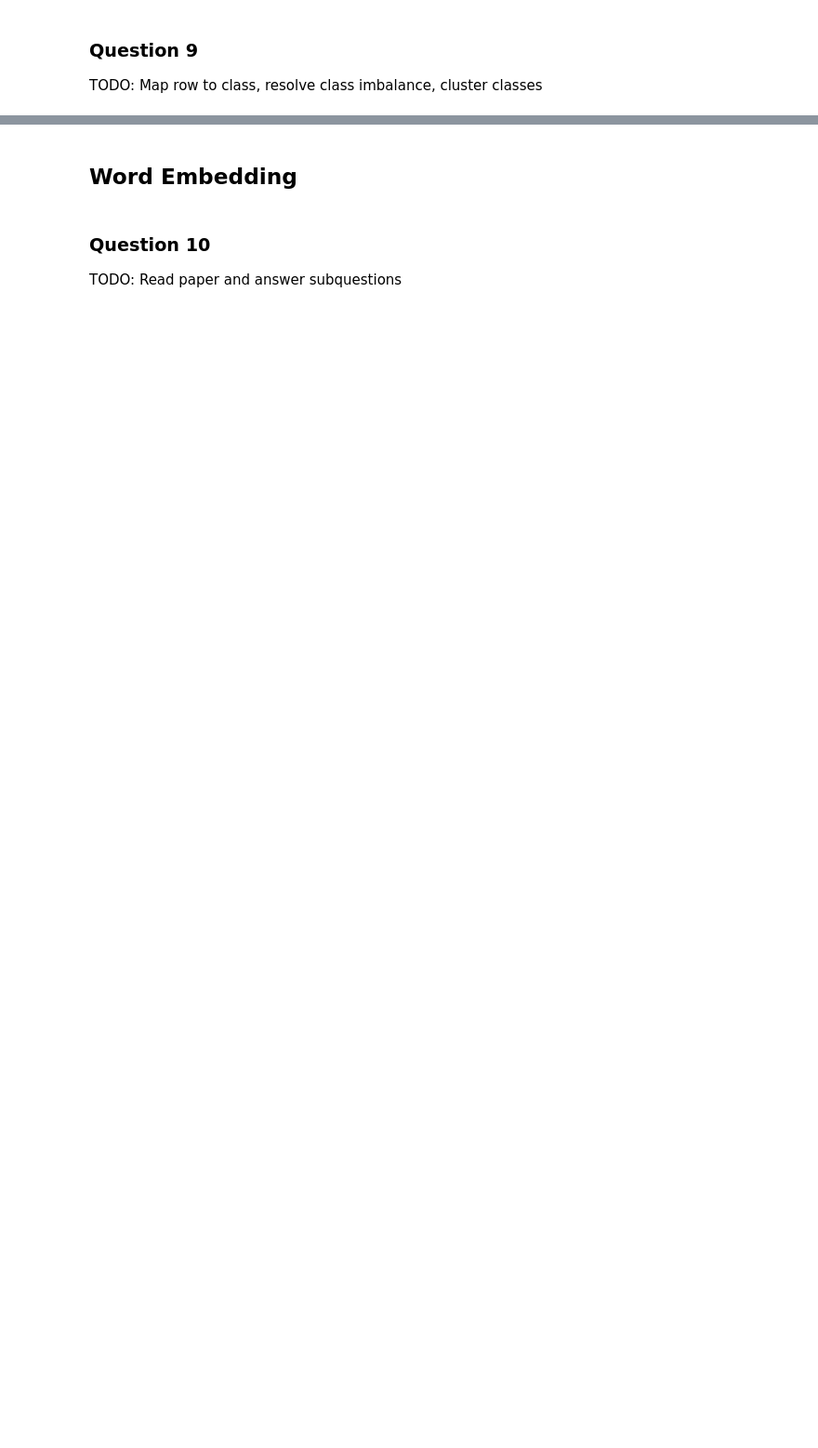
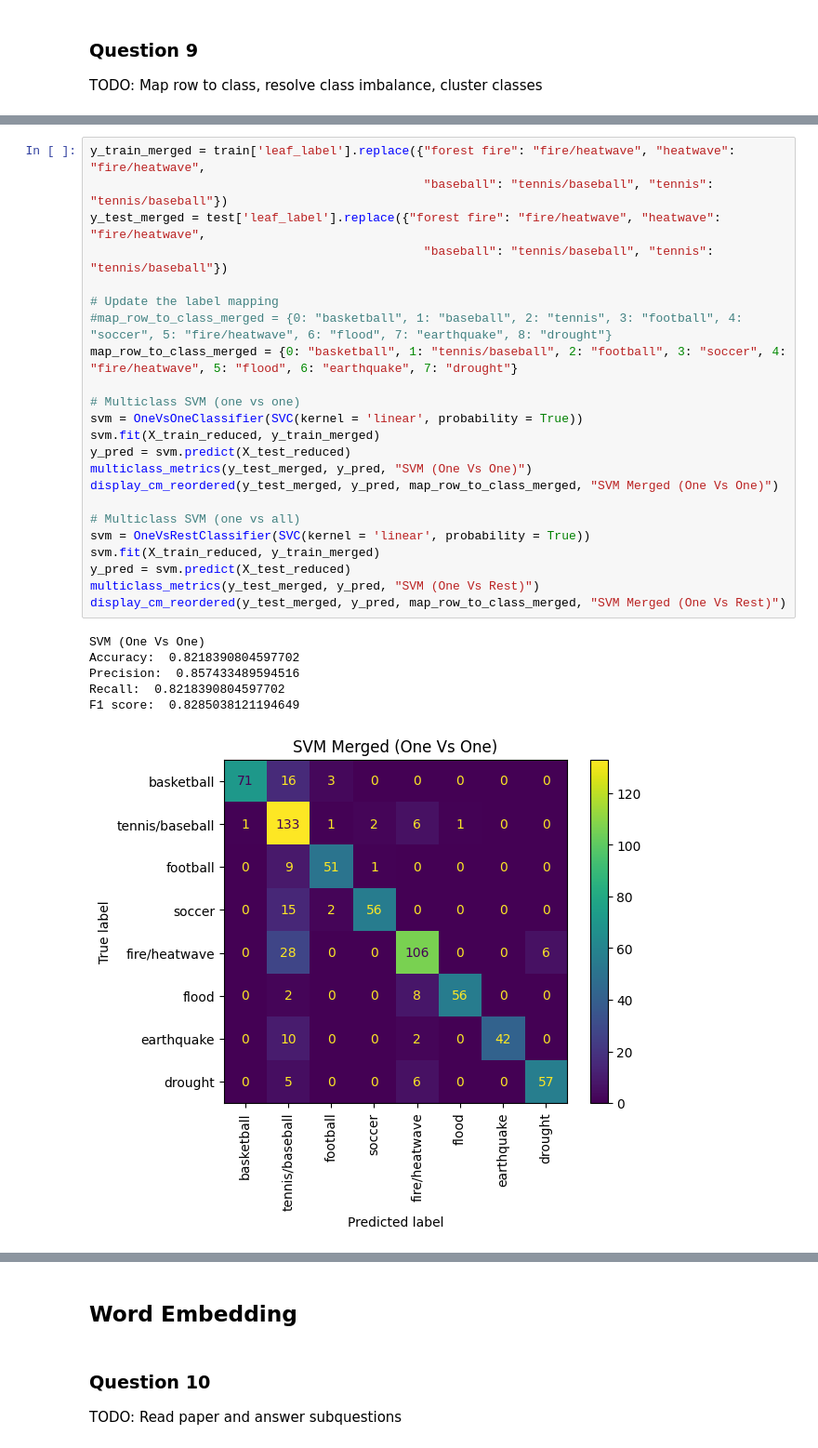
Before and after one commit to stswee/ECE219, a Jupyter notebook: Project 1/ECE219_Project1.ipynb, the cells around one changed output, grey strips where cells are left out. Shown at 93% size. Cells and saved outputs as stored; diff of their text form; blank space fills up the shorter version.

```diff
--- a/Project 1/ECE219_Project1.ipynb
+++ b/Project 1/ECE219_Project1.ipynb
@@ -1142,0 +1138,30 @@ Confusion matrix for SVM:
+# %%
+y_train_merged = train['leaf_label'].replace({"forest fire": "fire/heatwave", "heatwave": "fire/heatwave",
+                                              "baseball": "tennis/baseball", "tennis": "tennis/baseball"})
+y_test_merged = test['leaf_label'].replace({"forest fire": "fire/heatwave", "heatwave": "fire/heatwave",
+                                              "baseball": "tennis/baseball", "tennis": "tennis/baseball"})
+
+# Update the label mapping
+#map_row_to_class_merged = {0: "basketball", 1: "baseball", 2: "tennis", 3: "football", 4: "soccer", 5: "fire/heatwave", 6: "flood", 7: "earthquake", 8: "drought"}
+map_row_to_class_merged = {0: "basketball", 1: "tennis/baseball", 2: "football", 3: "soccer", 4: "fire/heatwave", 5: "flood", 6: "earthquake", 7: "drought"}
+
+# Multiclass SVM (one vs one)
+svm = OneVsOneClassifier(SVC(kernel = 'linear', probability = True))
+svm.fit(X_train_reduced, y_train_merged)
+y_pred = svm.predict(X_test_reduced)
+multiclass_metrics(y_test_merged, y_pred, "SVM (One Vs One)")
+display_cm_reordered(y_test_merged, y_pred, map_row_to_class_merged, "SVM Merged (One Vs One)")
+
+# Multiclass SVM (one vs all)
+svm = OneVsRestClassifier(SVC(kernel = 'linear', probability = True))
+svm.fit(X_train_reduced, y_train_merged)
+y_pred = svm.predict(X_test_reduced)
+multiclass_metrics(y_test_merged, y_pred, "SVM (One Vs Rest)")
+display_cm_reordered(y_test_merged, y_pred, map_row_to_class_merged, "SVM Merged (One Vs Rest)")
+# %% [output]
+SVM (One Vs One)
+Accuracy:  0.8218390804597702
+Precision:  0.857433489594516
+Recall:  0.8218390804597702
+F1 score:  0.8285038121194649
+[figure, added]
```
Also changed, not shown: parts of 9 cells of this notebook.
